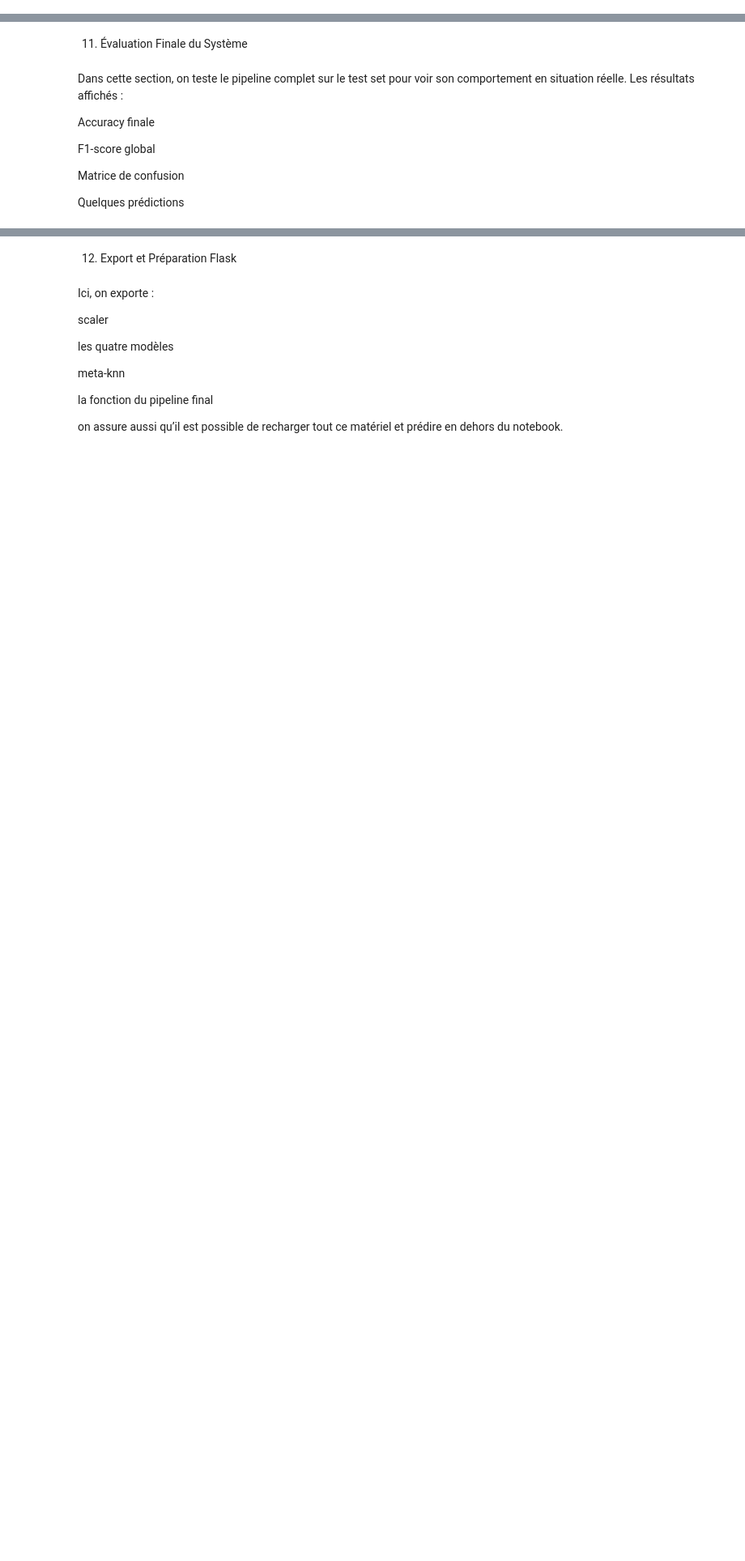
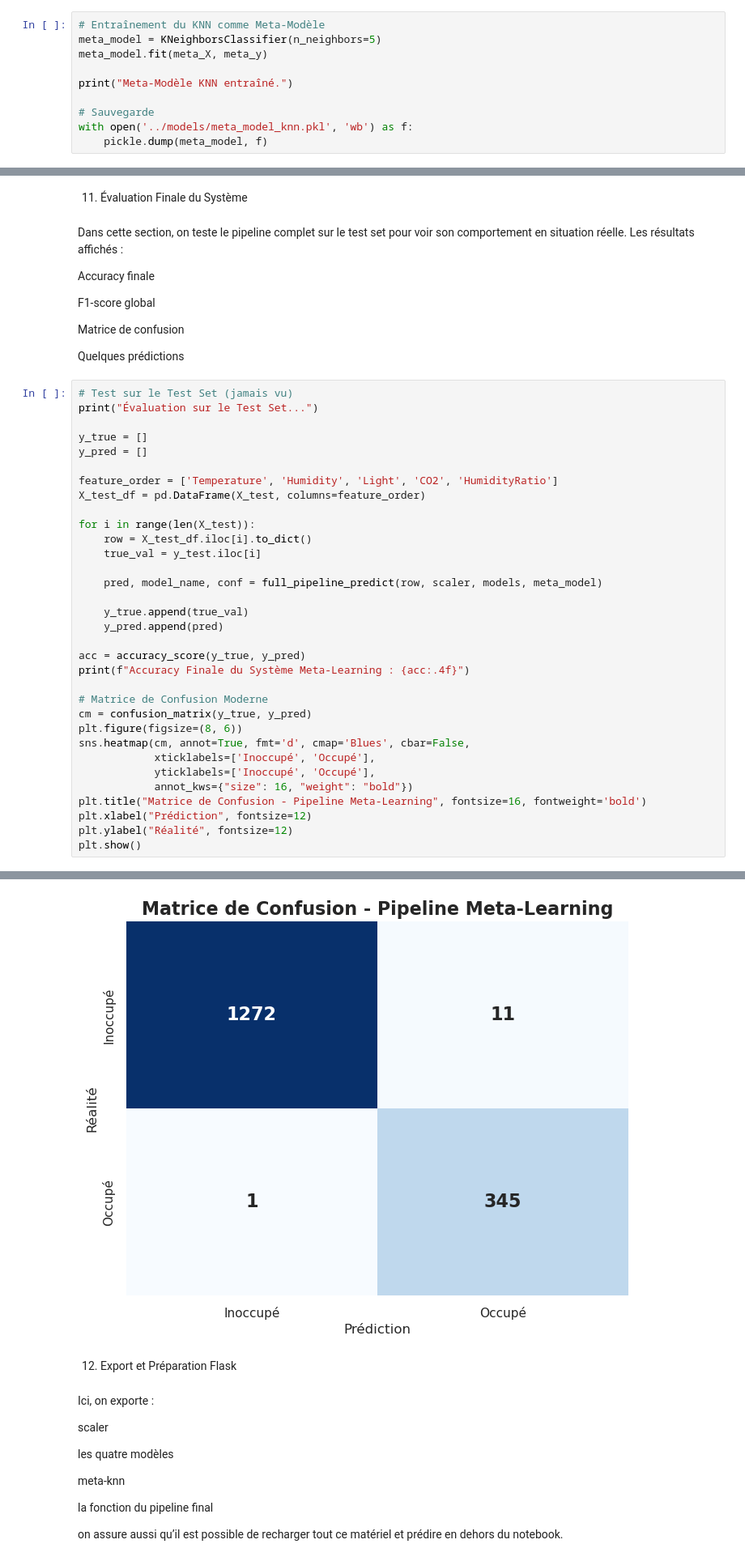
Before and after one commit to fickou/Projet_MetaLearning, a Jupyter notebook: notebooks/meta_learning1.ipynb, the cells around one changed output, grey strips where cells are left out. Shown: that part at 81% size. Drawn from its saved outputs; the diff is of its cells as text; blank space fills up the shorter version.

```diff
--- a/notebooks/meta_learning1.ipynb
+++ b/notebooks/meta_learning1.ipynb
@@ -99,3 +359,13 @@ entraînement du KNN
 validation rapide
 
 sauvegarde du meta-modèle meta_knn.pkl
+# %%
+# Entraînement du KNN comme Meta-Modèle
+meta_model = KNeighborsClassifier(n_neighbors=5)
+meta_model.fit(meta_X, meta_y)
+
+print("Meta-Modèle KNN entraîné.")
+
+# Sauvegarde
+with open('../models/meta_model_knn.pkl', 'wb') as f:
+    pickle.dump(meta_model, f)
@@ -132,3 +449,37 @@ F1-score global
 Matrice de confusion
 
 Quelques prédictions
+# %%
+# Test sur le Test Set (jamais vu)
+print("Évaluation sur le Test Set...")
+
+y_true = []
+y_pred = []
+
+feature_order = ['Temperature', 'Humidity', 'Light', 'CO2', 'HumidityRatio']
+X_test_df = pd.DataFrame(X_test, columns=feature_order)
+
+for i in range(len(X_test)):
+    row = X_test_df.iloc[i].to_dict()
+    true_val = y_test.iloc[i]
+
+    pred, model_name, conf = full_pipeline_predict(row, scaler, models, meta_model)
+
+    y_true.append(true_val)
+    y_pred.append(pred)
+
+acc = accuracy_score(y_true, y_pred)
+print(f"Accuracy Finale du Système Meta-Learning : {acc:.4f}")
+
+# Matrice de Confusion Moderne
+cm = confusion_matrix(y_true, y_pred)
+plt.figure(figsize=(8, 6))
+sns.heatmap(cm, annot=True, fmt='d', cmap='Blues', cbar=False,
+            xticklabels=['Inoccupé', 'Occupé'],
+            yticklabels=['Inoccupé', 'Occupé'],
+            annot_kws={"size": 16, "weight": "bold"})
+plt.title("Matrice de Confusion - Pipeline Meta-Learning", fontsize=16, fontweight='bold')
+plt.xlabel("Prédiction", fontsize=12)
+plt.ylabel("Réalité", fontsize=12)
+plt.show()
+# %% [output]
@@ -135,3 +488,4 @@ Quelques prédictions
+[figure, added]
 # %% [markdown]
 12. Export et Préparation Flask
 # %% [markdown]
```
Also changed, not shown: parts of 13 cells of this notebook, 9 other files.
